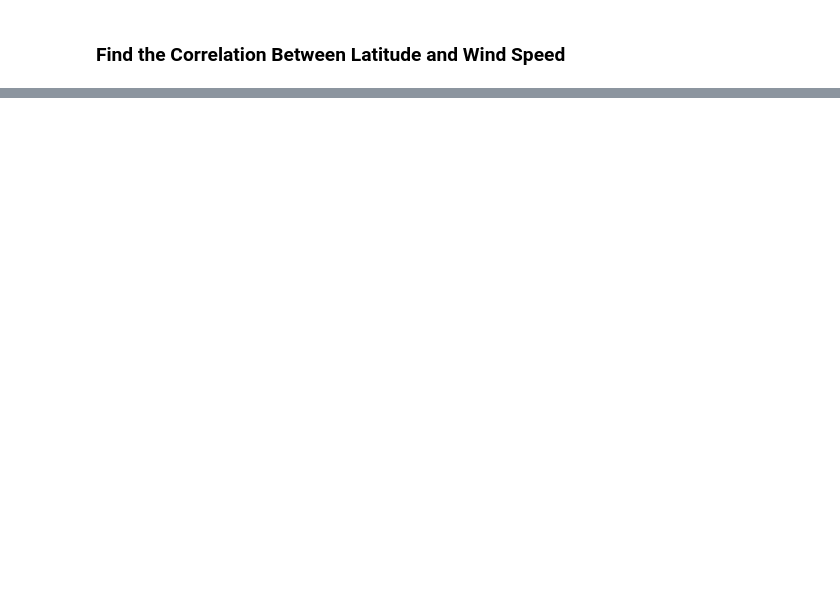
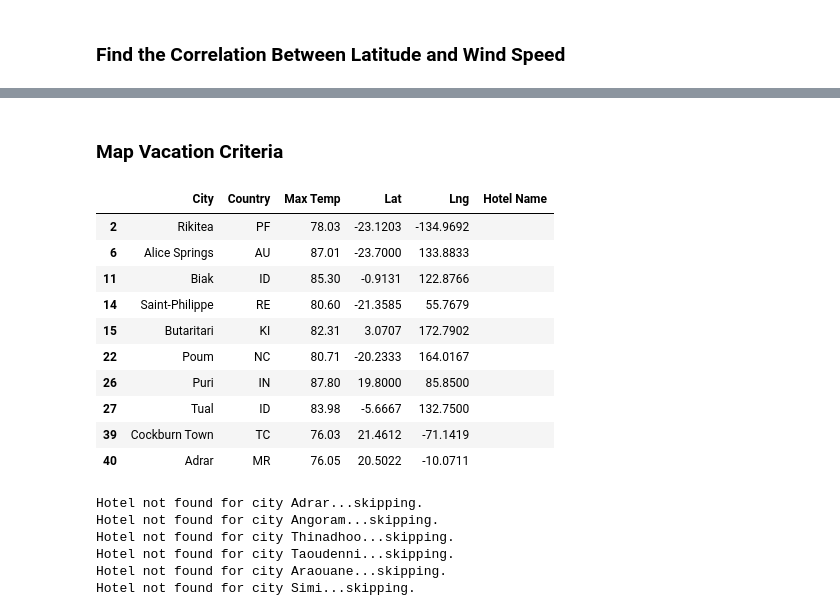
Before and after one commit to risedragon/World_Weather_Analysis, a Jupyter notebook: WeatherPy.ipynb, the cells around one changed output, grey strips where cells are left out. Cells and saved outputs as stored; diff of their text form; code cells hidden in the pictures; blank space fills up the shorter version.

```diff
--- a/WeatherPy.ipynb
+++ b/WeatherPy.ipynb
@@ -386,0 +546,19 @@ plot_linear_regression(x_values, y_values,
+# %% [markdown]
+### Map Vacation Criteria
+# %%
+# Create DataFrame called hotel_df to store hotel names along with city, country, max temp, and coordinates.
+hotel_df = preferred_cities_df[["City", "Country", "Max Temp", "Lat", "Lng"]].copy()
+hotel_df["Hotel Name"] = ""
+hotel_df.head(10)
+# %% [output]
+|  | City | Country | Max Temp | Lat | Lng | Hotel Name |
+| 2 | Rikitea | PF | 78.03 | -23.1203 | -134.9692 |  |
+| 6 | Alice Springs | AU | 87.01 | -23.7000 | 133.8833 |  |
+| 11 | Biak | ID | 85.30 | -0.9131 | 122.8766 |  |
+| 14 | Saint-Philippe | RE | 80.60 | -21.3585 | 55.7679 |  |
+| 15 | Butaritari | KI | 82.31 | 3.0707 | 172.7902 |  |
+| 22 | Poum | NC | 80.71 | -20.2333 | 164.0167 |  |
+| 26 | Puri | IN | 87.80 | 19.8000 | 85.8500 |  |
+| 27 | Tual | ID | 83.98 | -5.6667 | 132.7500 |  |
+| 39 | Cockburn Town | TC | 76.03 | 21.4612 | -71.1419 |  |
+| 40 | Adrar | MR | 76.05 | 20.5022 | -10.0711 |  |
@@ -386,0 +572,26 @@ plot_linear_regression(x_values, y_values,
+# %%
+# Iterate through the DataFrame.
+for index, row in hotel_df.iterrows():
+    # Get the latitude and longitude.
+    lat = row["Lat"]
+    lng = row["Lng"]
+
+    # Add the latitude and longitude to location key for the params dictionary.
+    params["location"] = f"{lat},{lng}"
+
+    # Use the search term: "lodging" and our latitude and longitude.
+    base_url = "https://maps.googleapis.com/maps/api/place/nearbysearch/json"
+    # Make request and get the JSON data from the search.
+    hotels = requests.get(base_url, params=params).json()
+    # Grab the first hotel from the results and store the name.
+    try:
+        hotel_df.loc[index, "Hotel Name"] = hotels["results"][0]["name"]
+    except:
+        print(f"Hotel not found for city {row['City']}...skipping.")
+# %% [output]
+Hotel not found for city Adrar...skipping.
+Hotel not found for city Angoram...skipping.
+Hotel not found for city Thinadhoo...skipping.
+Hotel not found for city Taoudenni...skipping.
+Hotel not found for city Araouane...skipping.
+Hotel not found for city Simi...skipping.
```
Also changed, not shown: parts of 42 cells of this notebook, 6 other files.
